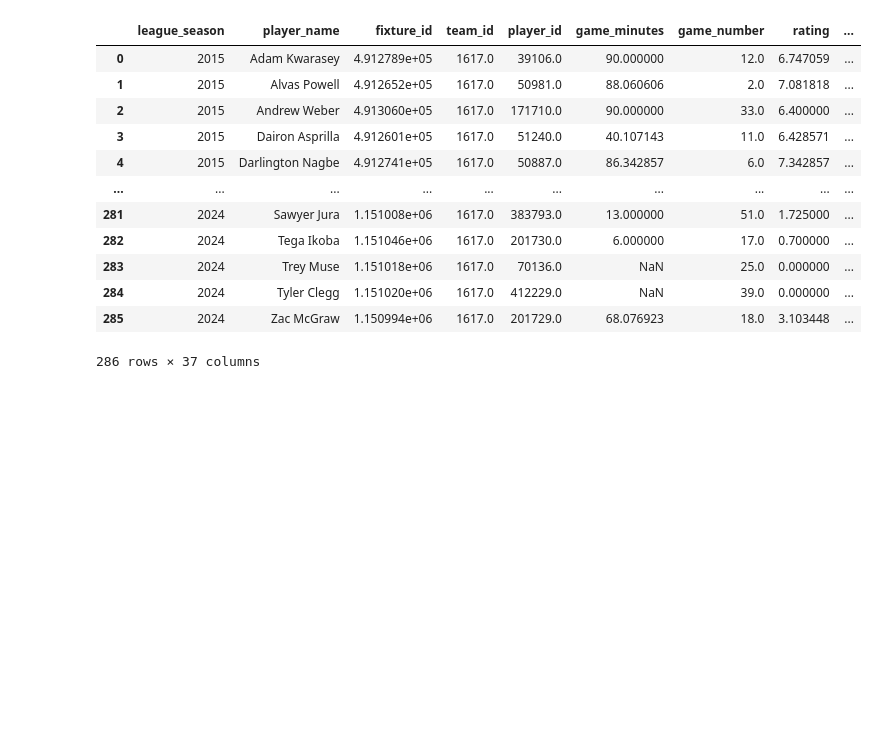
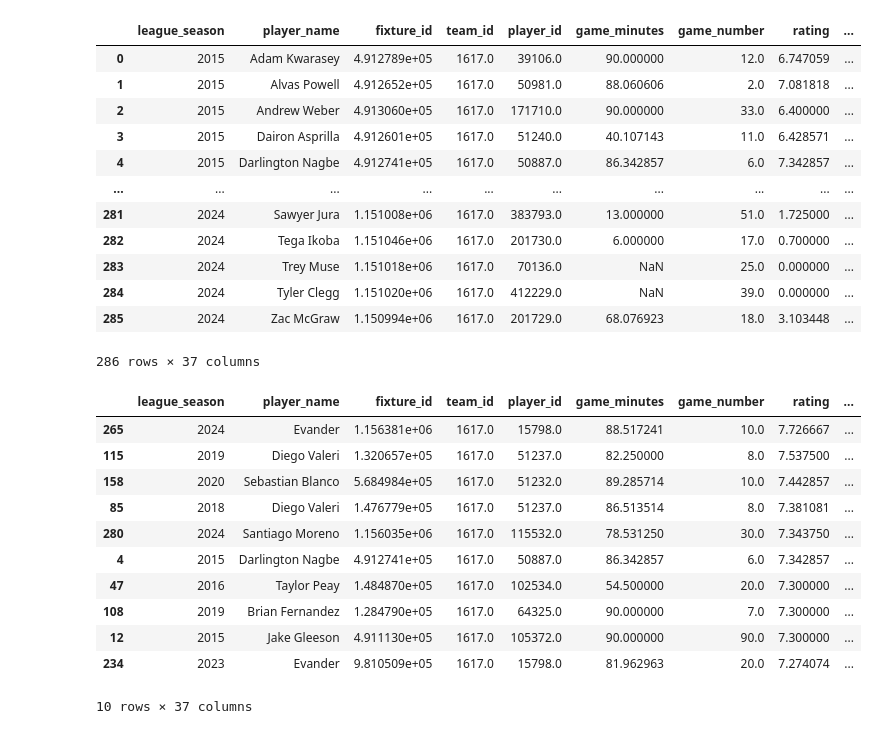
Before and after one commit to domihw05/TimbersDataExploration, a Jupyter notebook: timbers-data-analysis.ipynb, the cells around one changed output. Drawn from its saved outputs; the diff is of its cells as text; code cells hidden in the pictures; blank space fills up the shorter version.

```diff
--- a/timbers-data-analysis.ipynb
+++ b/timbers-data-analysis.ipynb
@@ -166,3 +143,18 @@ szn_avgs
 | 284 | 2024 | Tyler Clegg | 1.151020e+06 | 1617.0 | 412229.0 | NaN | 39.0 | 0.000000 | ... |
 | 285 | 2024 | Zac McGraw | 1.150994e+06 | 1617.0 | 201729.0 | 68.076923 | 18.0 | 3.103448 | ... |
 286 rows × 37 columns
+# %%
+szn_avgs.sort_values('rating',ascending=False).head(10)
+# %% [output]
+|  | league_season | player_name | fixture_id | team_id | player_id | game_minutes | game_number | rating | ... |
+| 265 | 2024 | Evander | 1.156381e+06 | 1617.0 | 15798.0 | 88.517241 | 10.0 | 7.726667 | ... |
+| 115 | 2019 | Diego Valeri | 1.320657e+05 | 1617.0 | 51237.0 | 82.250000 | 8.0 | 7.537500 | ... |
+| 158 | 2020 | Sebastian Blanco | 5.684984e+05 | 1617.0 | 51232.0 | 89.285714 | 10.0 | 7.442857 | ... |
+| 85 | 2018 | Diego Valeri | 1.476779e+05 | 1617.0 | 51237.0 | 86.513514 | 8.0 | 7.381081 | ... |
+| 280 | 2024 | Santiago Moreno | 1.156035e+06 | 1617.0 | 115532.0 | 78.531250 | 30.0 | 7.343750 | ... |
+| 4 | 2015 | Darlington Nagbe | 4.912741e+05 | 1617.0 | 50887.0 | 86.342857 | 6.0 | 7.342857 | ... |
+| 47 | 2016 | Taylor Peay | 1.484870e+05 | 1617.0 | 102534.0 | 54.500000 | 20.0 | 7.300000 | ... |
+| 108 | 2019 | Brian Fernandez | 1.284790e+05 | 1617.0 | 64325.0 | 90.000000 | 7.0 | 7.300000 | ... |
+| 12 | 2015 | Jake Gleeson | 4.911130e+05 | 1617.0 | 105372.0 | 90.000000 | 90.0 | 7.300000 | ... |
+| 234 | 2023 | Evander | 9.810509e+05 | 1617.0 | 15798.0 | 81.962963 | 20.0 | 7.274074 | ... |
+10 rows × 37 columns
```
Also changed, not shown: parts of 2 cells of this notebook.
